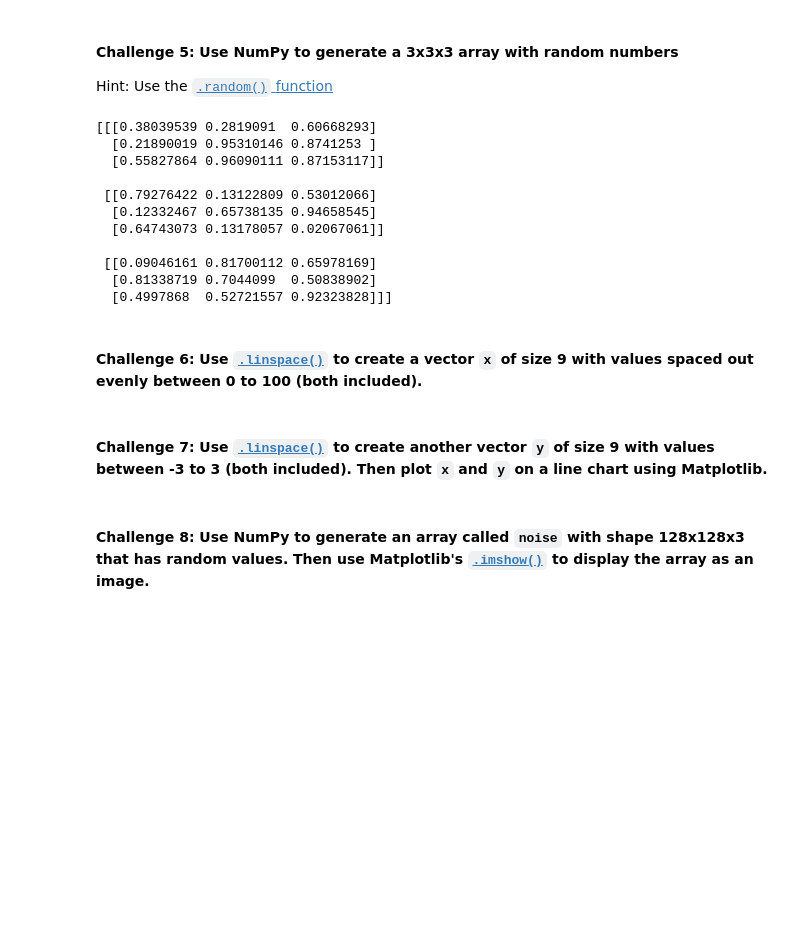
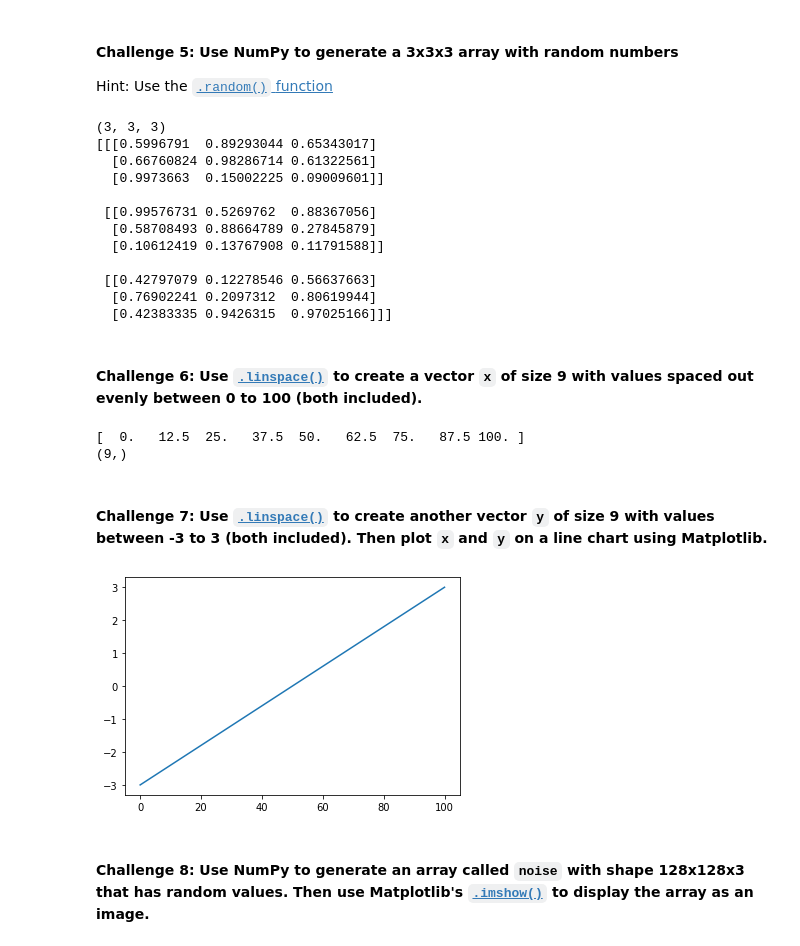
Before and after one commit to washimimizuku/100-days-of-python, a Jupyter notebook: day76/macarons/Computation_with_NumPy_and_N_Dimensional_Arrays.ipynb, the cells around one changed output. Drawn from its saved outputs; the diff is of its cells as text; code cells hidden in the pictures; blank space fills up the shorter version.

```diff
--- a/day76/macarons/Computation_with_NumPy_and_N_Dimensional_Arrays.ipynb
+++ b/day76/macarons/Computation_with_NumPy_and_N_Dimensional_Arrays.ipynb
@@ -150,23 +150,37 @@ Hint: Use the [`.random()` function](https://numpy.org/doc/stable/reference/rand
 # %%
 from numpy.random import random
 z = random((3, 3, 3))
+print(z)
 print(z.shape)
-print(z)
 # %% [output]
-[[[0.38039539 0.2819091  0.60668293]
-  [0.21890019 0.95310146 0.8741253 ]
-  [0.55827864 0.96090111 0.87153117]]
+(3, 3, 3)
+[[[0.5996791  0.89293044 0.65343017]
+  [0.66760824 0.98286714 0.61322561]
+  [0.9973663  0.15002225 0.09009601]]
 
- [[0.79276422 0.13122809 0.53012066]
-  [0.12332467 0.65738135 0.94658545]
-  [0.64743073 0.13178057 0.02067061]]
+ [[0.99576731 0.5269762  0.88367056]
+  [0.58708493 0.88664789 0.27845879]
+  [0.10612419 0.13767908 0.11791588]]
 
- [[0.09046161 0.81700112 0.65978169]
-  [0.81338719 0.7044099  0.50838902]
-  [0.4997868  0.52721557 0.92323828]]]
+ [[0.42797079 0.12278546 0.56637663]
+  [0.76902241 0.2097312  0.80619944]
+  [0.42383335 0.9426315  0.97025166]]]
 # %% [markdown]
 #### **Challenge 6**: Use [`.linspace()`](https://numpy.org/doc/stable/reference/generated/numpy.linspace.html) to create a vector `x` of size 9 with values spaced out evenly between 0 to 100 (both included).
+# %%
+x = np.linspace(0, 100, num=9)
+print(x)
+print(x.shape)
+# %% [output]
+[  0.   12.5  25.   37.5  50.   62.5  75.   87.5 100. ]
+(9,)
 # %% [markdown]
 #### **Challenge 7**: Use [`.linspace()`](https://numpy.org/doc/stable/reference/generated/numpy.linspace.html) to create another vector `y` of size 9 with values between -3 to 3 (both included). Then plot `x` and `y` on a line chart using Matplotlib.
+# %%
+y = np.linspace(start=-3, stop=3, num=9)
+plt.plot(x, y)
+plt.show()
+# %% [output]
+[figure, added]
 # %% [markdown]
 #### **Challenge 8**: Use NumPy to generate an array called `noise` with shape 128x128x3 that has random values. Then use Matplotlib's [`.imshow()`](https://matplotlib.org/3.1.1/api/_as_gen/matplotlib.pyplot.imshow.html) to display the array as an image.
```
Also changed, not shown: parts of 8 cells of this notebook.
